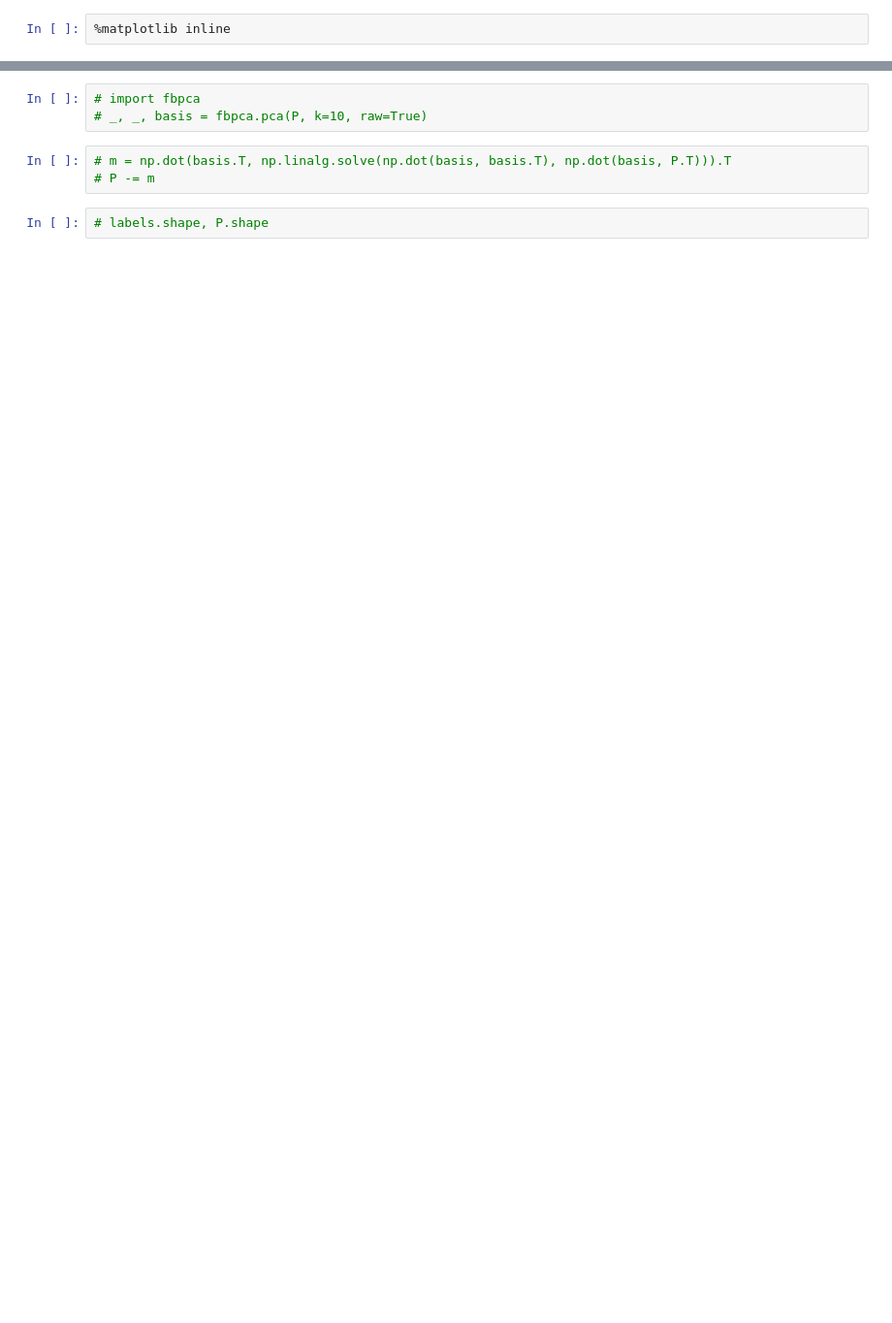
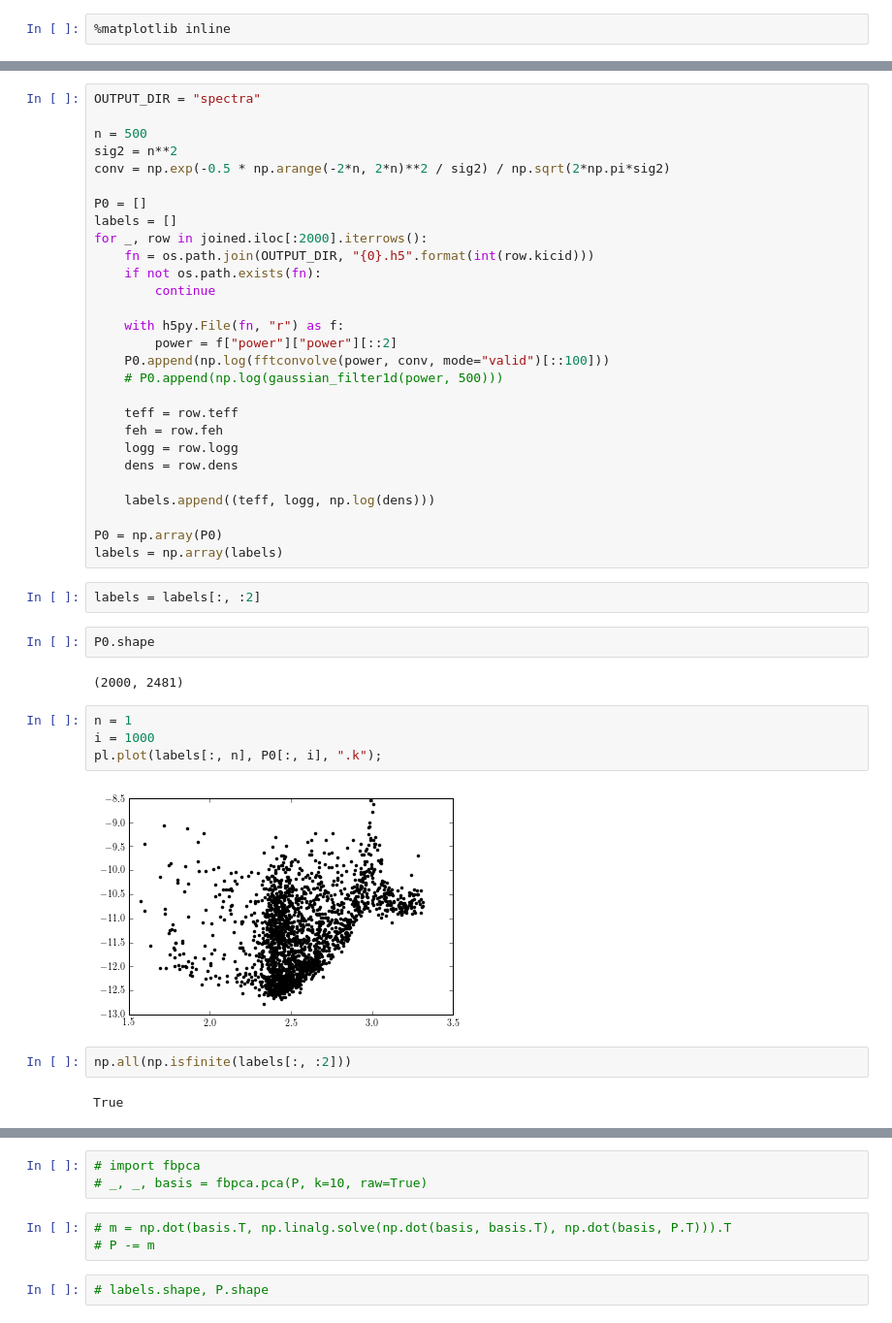
Before and after one commit to dfm/AsteroCannon, a Jupyter notebook: Untitled.ipynb, the cells around one changed output, grey strips where cells are left out. Shown at 97% size. Saved outputs shown, nothing was run; the diff lists cells and outputs as text; blank space fills up the shorter version.

```diff
--- a/Untitled.ipynb
+++ b/Untitled.ipynb
@@ -39 +45,45 @@ labels = np.array(labels)
+# %%
+OUTPUT_DIR = "spectra"
+
+n = 500
+sig2 = n**2
+conv = np.exp(-0.5 * np.arange(-2*n, 2*n)**2 / sig2) / np.sqrt(2*np.pi*sig2)
+
+P0 = []
+labels = []
+for _, row in joined.iloc[:2000].iterrows():
+    fn = os.path.join(OUTPUT_DIR, "{0}.h5".format(int(row.kicid)))
+    if not os.path.exists(fn):
+        continue
+
+    with h5py.File(fn, "r") as f:
+        power = f["power"]["power"][::2]
+    P0.append(np.log(fftconvolve(power, conv, mode="valid")[::100]))
+    # P0.append(np.log(gaussian_filter1d(power, 500)))
+
+    teff = row.teff
+    feh = row.feh
+    logg = row.logg
+    dens = row.dens
+
+    labels.append((teff, logg, np.log(dens)))
+
+P0 = np.array(P0)
+labels = np.array(labels)
+# %%
+labels = labels[:, :2]
+# %%
+P0.shape
+# %% [output]
+(2000, 2481)
+# %%
+n = 1
+i = 1000
+pl.plot(labels[:, n], P0[:, i], ".k");
+# %% [output]
+[figure, added]
+# %%
+np.all(np.isfinite(labels[:, :2]))
+# %% [output]
+True
 # %%
```
Also changed, not shown: parts of 21 cells of this notebook, 1 other file.
